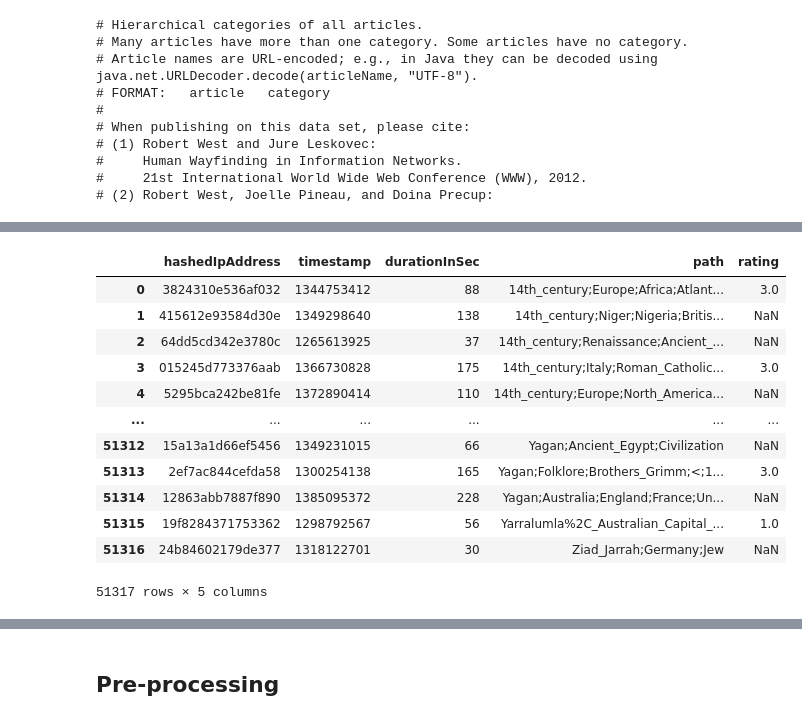
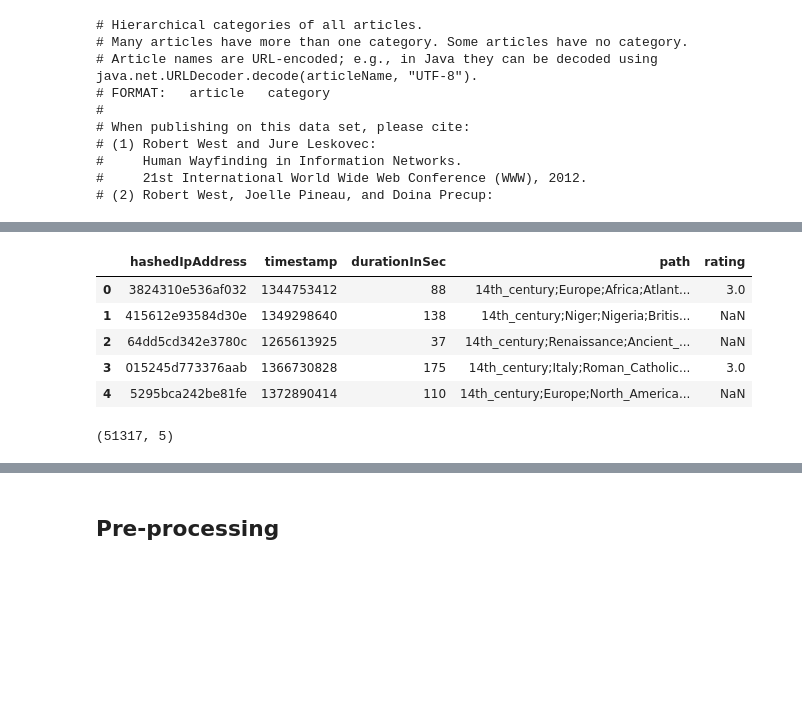
Before and after one commit to epfl-ada/ada-2023-project-epfldatadynamos, a Jupyter notebook: preliminary_analysis.ipynb, the cells around one changed output, grey strips where cells are left out. Drawn from its saved outputs; the diff is of its cells as text; code cells hidden in the pictures; blank space fills up the shorter version.

```diff
--- a/preliminary_analysis.ipynb
+++ b/preliminary_analysis.ipynb
@@ -85,19 +75,14 @@ categories
 # %%
 finished_paths = read_tsv('paths_finished')
-finished_paths
+display(finished_paths.head(5))
+finished_paths.shape
 # %% [output]
 |  | hashedIpAddress | timestamp | durationInSec | path | rating |
 | 0 | 3824310e536af032 | 1344753412 | 88 | 14th_century;Europe;Africa;Atlant... | 3.0 |
 | 1 | 415612e93584d30e | 1349298640 | 138 | 14th_century;Niger;Nigeria;Britis... | NaN |
 | 2 | 64dd5cd342e3780c | 1265613925 | 37 | 14th_century;Renaissance;Ancient_... | NaN |
 | 3 | 015245d773376aab | 1366730828 | 175 | 14th_century;Italy;Roman_Catholic... | 3.0 |
 | 4 | 5295bca242be81fe | 1372890414 | 110 | 14th_century;Europe;North_America... | NaN |
-| ... | ... | ... | ... | ... | ... |
-| 51312 | 15a13a1d66ef5456 | 1349231015 | 66 | Yagan;Ancient_Egypt;Civilization | NaN |
-| 51313 | 2ef7ac844cefda58 | 1300254138 | 165 | Yagan;Folklore;Brothers_Grimm;<;1... | 3.0 |
-| 51314 | 12863abb7887f890 | 1385095372 | 228 | Yagan;Australia;England;France;Un... | NaN |
-| 51315 | 19f8284371753362 | 1298792567 | 56 | Yarralumla%2C_Australian_Capital_... | 1.0 |
-| 51316 | 24b84602179de377 | 1318122701 | 30 | Ziad_Jarrah;Germany;Jew | NaN |
-51317 rows × 5 columns
+(51317, 5)
 # %%
 unfinished_paths = read_tsv('paths_unfinished')
```
Also changed, not shown: parts of 23 cells of this notebook, 3 other files.
